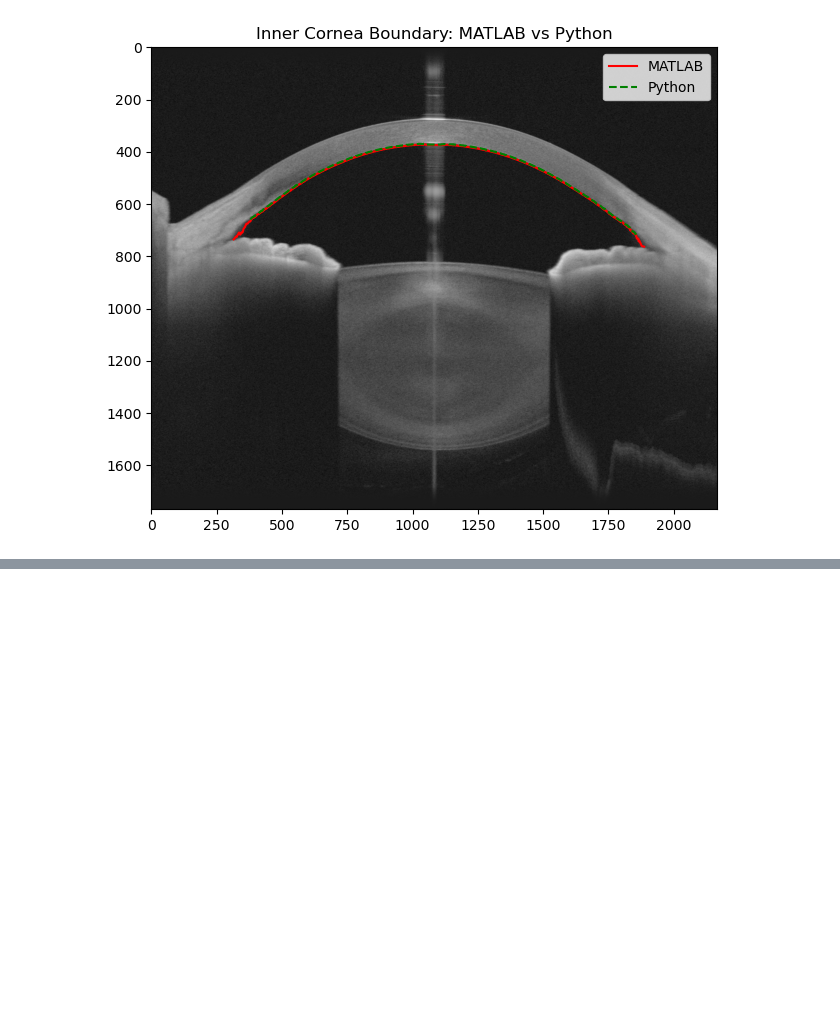
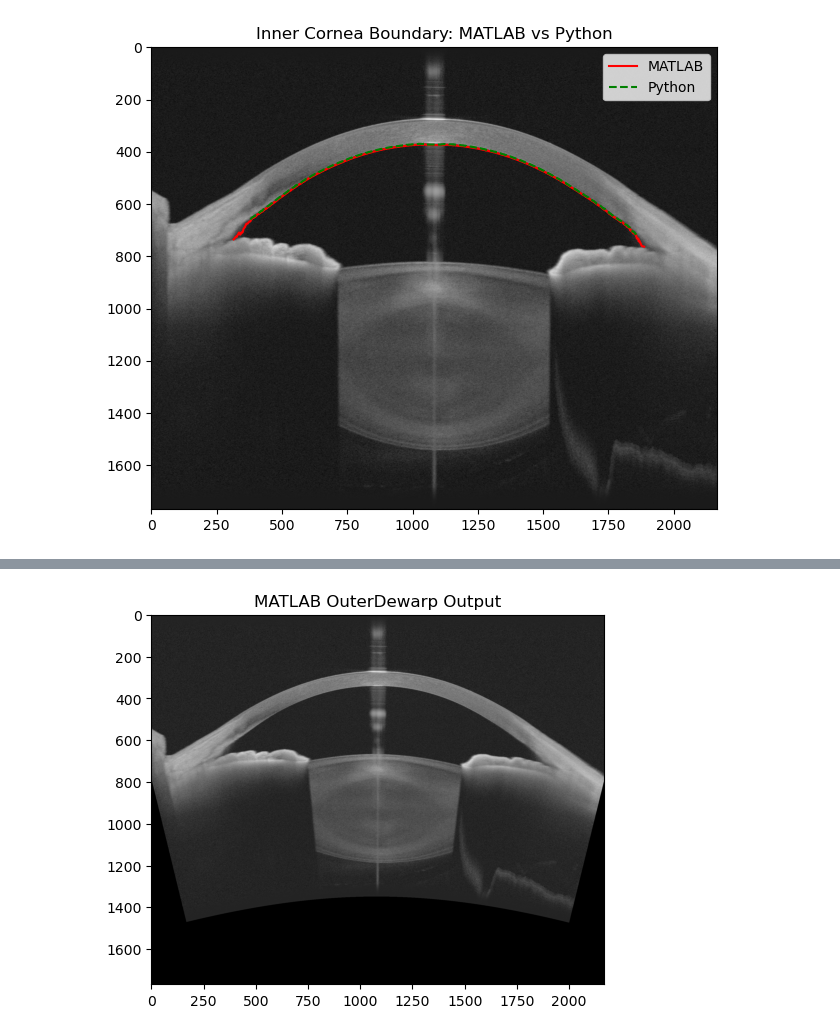
Before and after one commit to egunadi/bme528-project7, a Jupyter notebook: notebook/0002_HVS001_OS_Scan_1.ipynb, the cells around one changed output, grey strips where cells are left out. Cells and saved outputs as stored; diff of their text form; code cells hidden in the pictures; blank space fills up the shorter version.

```diff
--- a/notebook/0002_HVS001_OS_Scan_1.ipynb
+++ b/notebook/0002_HVS001_OS_Scan_1.ipynb
@@ -311,0 +384,6 @@ plt.show()
+# %%
+plt.imshow(mat_data['dewarpedOut'], cmap='gray')
+plt.title("MATLAB OuterDewarp Output")
+plt.show()
+# %% [output]
+[figure, added]
```
Also changed, not shown: parts of 19 cells of this notebook, 3 other files.
